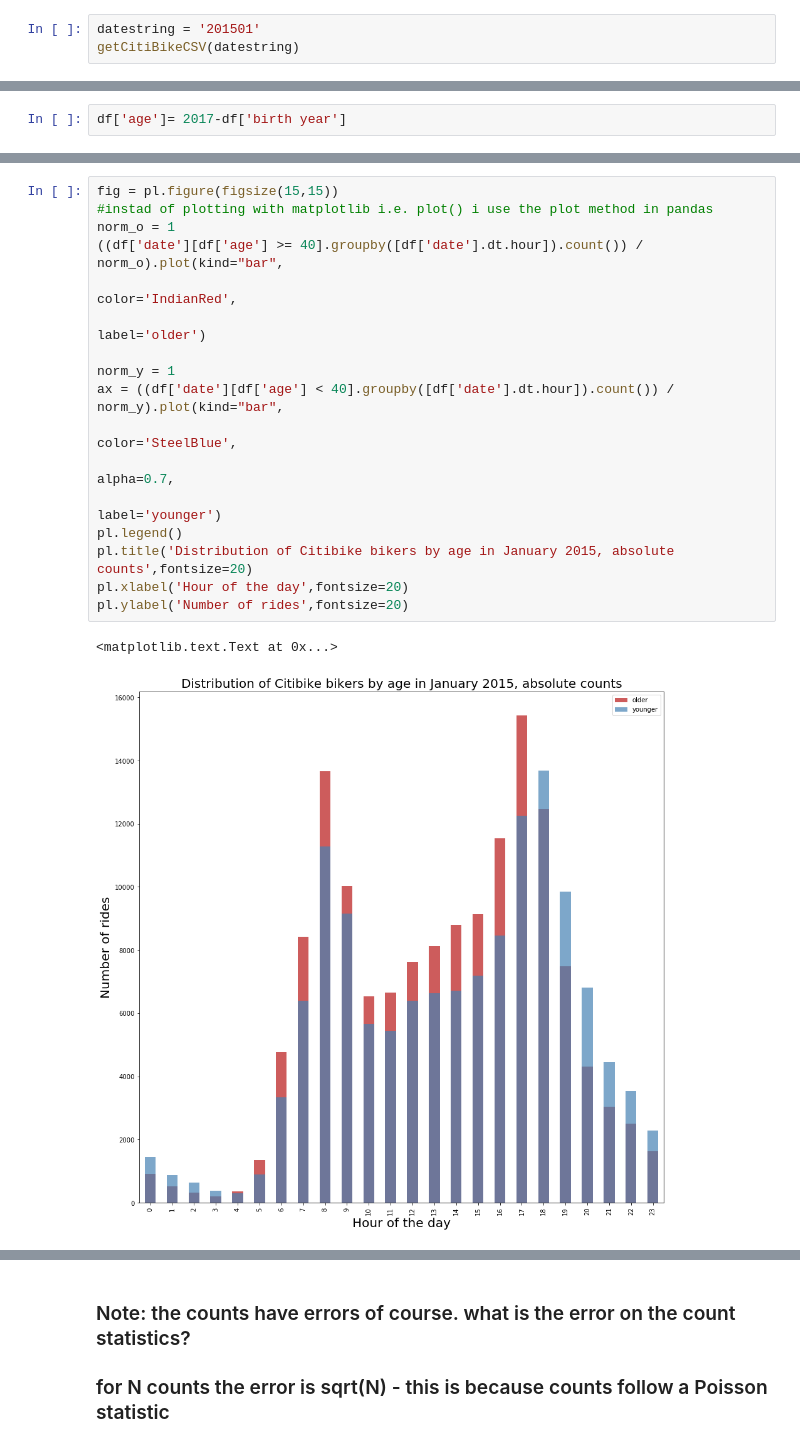
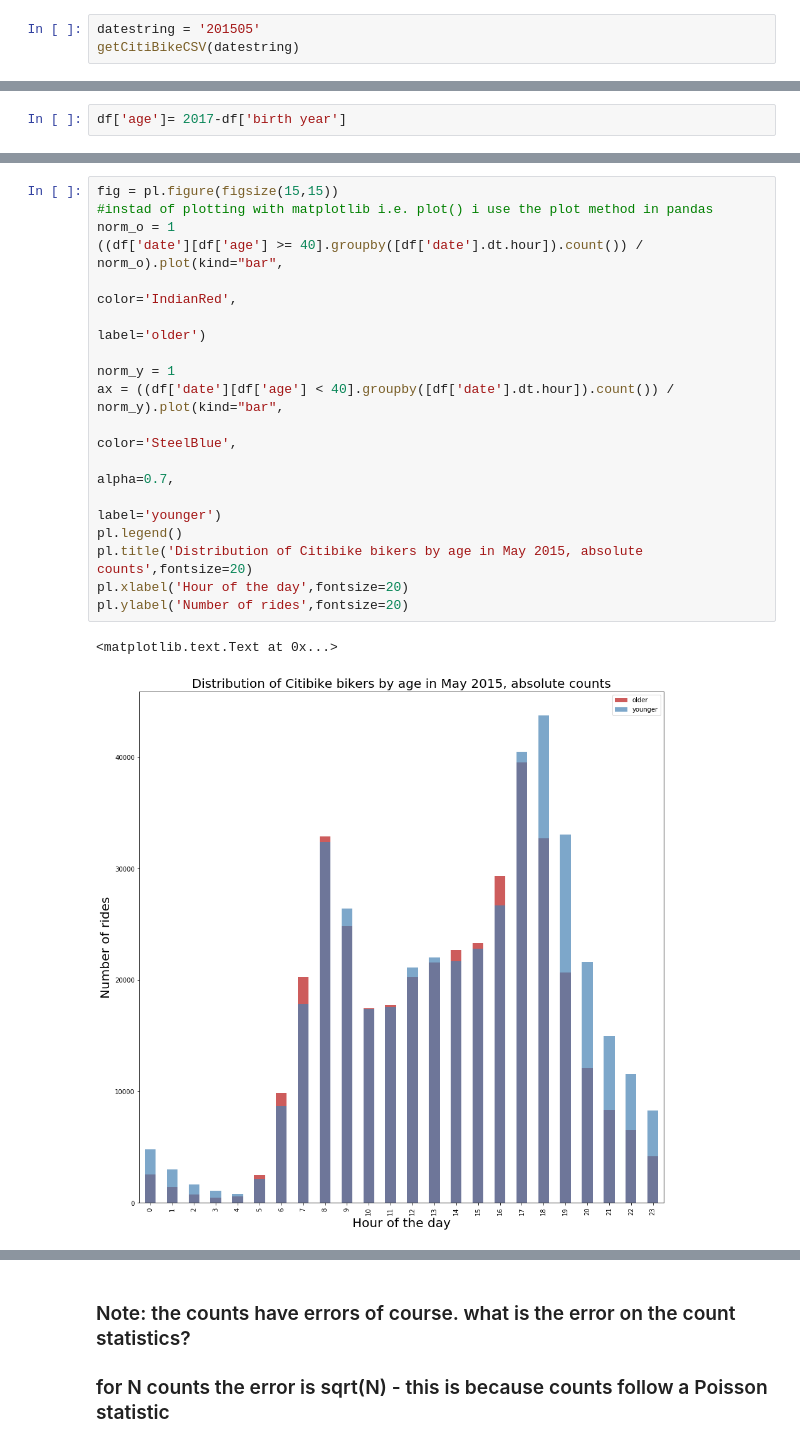
Before and after one commit to xoxoaseka/PUI2017_fl1210, a Jupyter notebook: HW3_fl1210/Assignment_2.ipynb, the cells around one changed output, grey strips where cells are left out. Cells and saved outputs as stored; diff of their text form.

```diff
--- a/HW3_fl1210/Assignment_2.ipynb
+++ b/HW3_fl1210/Assignment_2.ipynb
@@ -75,6 +75,6 @@ def getCitiBikeCSV(datestring):
     else:
         print ("file in place, you can continue")
 # %%
-datestring = '201501'
+datestring = '201505'
 getCitiBikeCSV(datestring)
 # %% [output]
@@ -137,21 +135,21 @@ df.head()
 # %%
 fig = pl.figure(figsize(15,15))
 #instad of plotting with matplotlib i.e. plot() i use the plot method in pandas
 norm_o = 1
 ((df['date'][df['age'] >= 40].groupby([df['date'].dt.hour]).count()) / norm_o).plot(kind="bar",
                                                                                          color='IndianRed',
                                                                                          label='older')
 
 norm_y = 1
 ax = ((df['date'][df['age'] < 40].groupby([df['date'].dt.hour]).count()) / norm_y).plot(kind="bar",
                                                                                               color='SteelBlue',
                                                                                               alpha=0.7,
                                                                                               label='younger')
 pl.legend()
-pl.title('Distribution of Citibike bikers by age in January 2015, absolute counts',fontsize=20)
+pl.title('Distribution of Citibike bikers by age in May 2015, absolute counts',fontsize=20)
 pl.xlabel('Hour of the day',fontsize=20)
 pl.ylabel('Number of rides',fontsize=20)
 # %% [output]
 <matplotlib.text.Text at 0x...>
-[figure, old version]
+[figure, new version]
 # %% [markdown]
```
Also changed, not shown: parts of 11 cells of this notebook, 1 other file.
